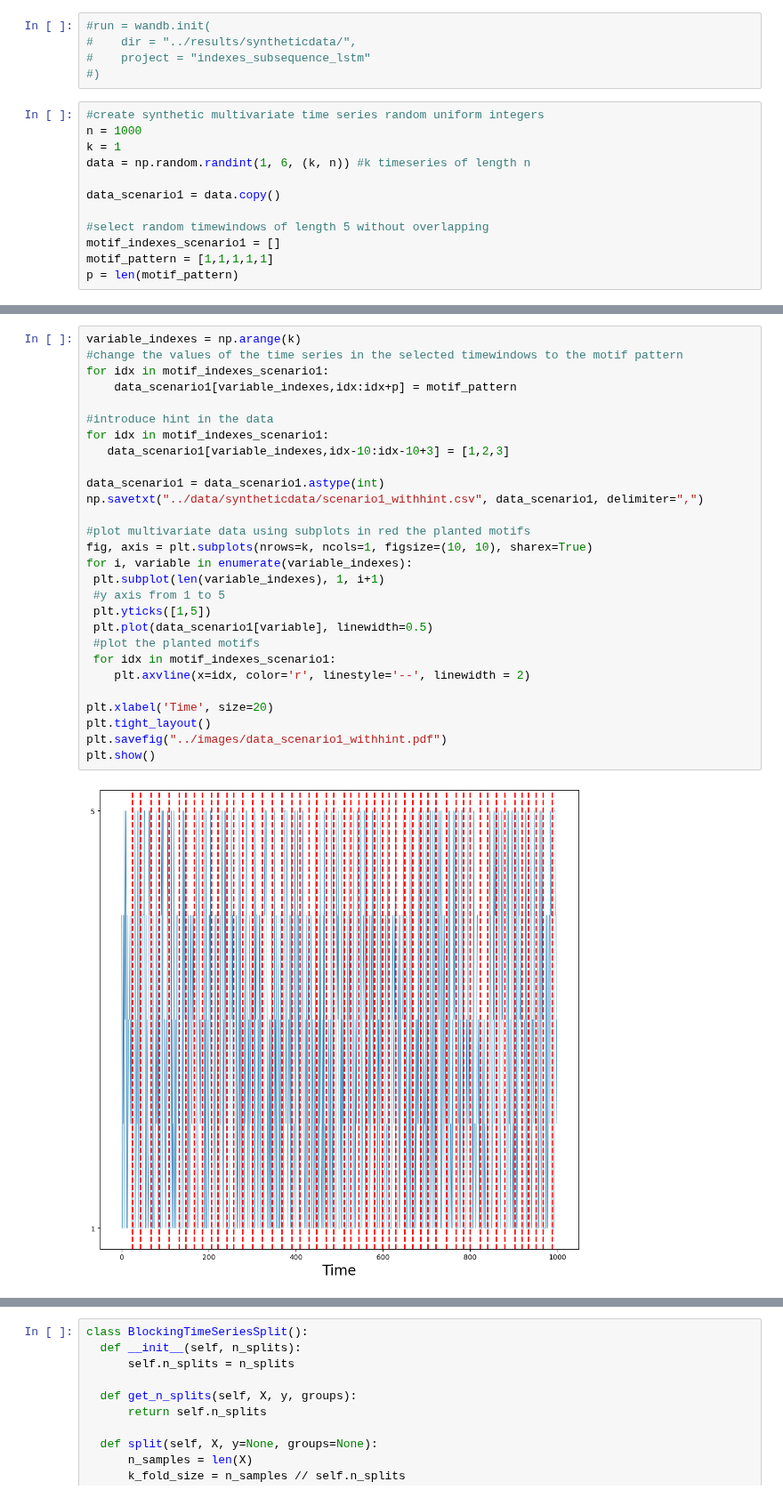
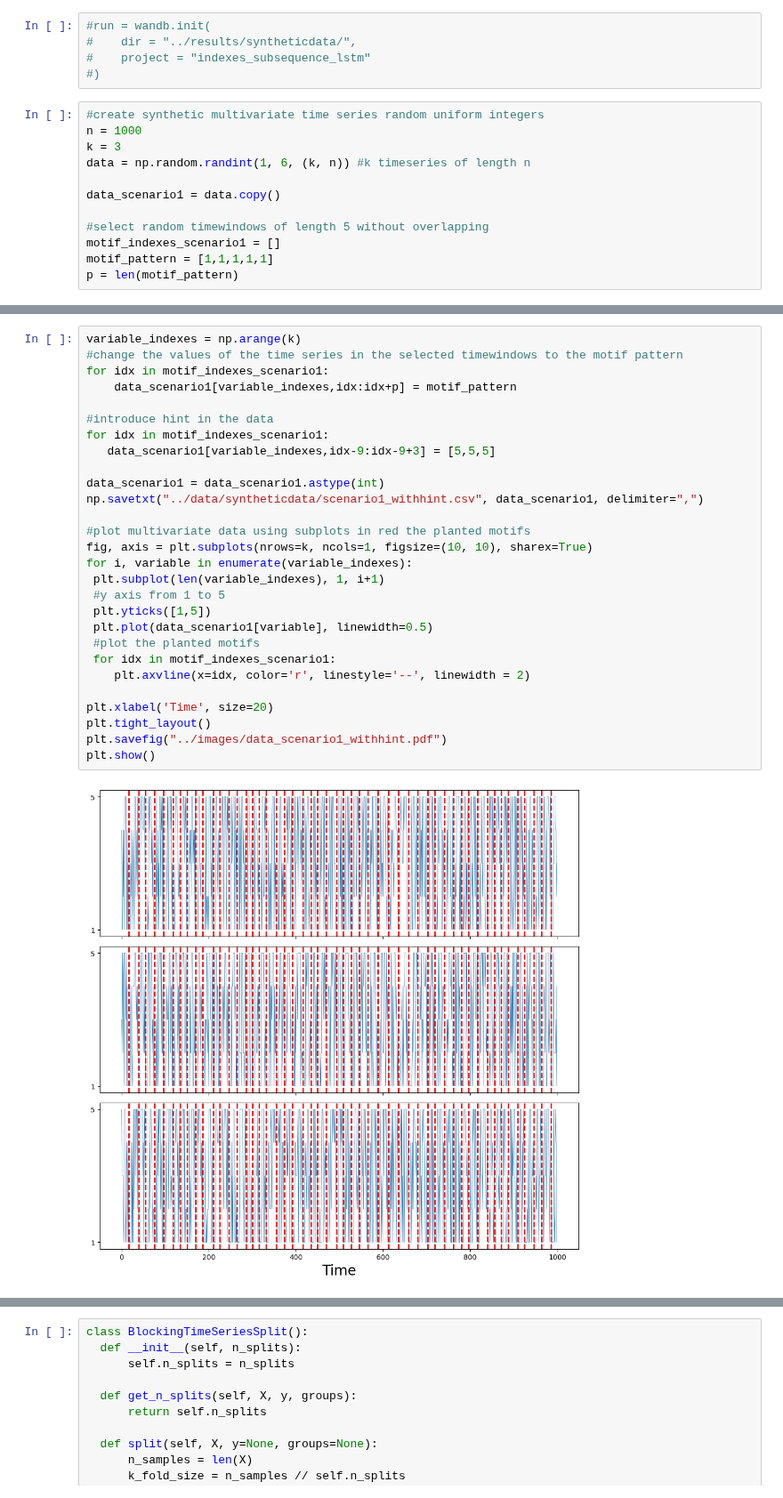
Before and after one commit to MiguelGarcaoSilva/motifpred, a Jupyter notebook: code/casestudy_syntheticdata_scenario1_ffnn.ipynb, the cells around one changed output, grey strips where cells are left out. Shown at 89% size. Drawn from its saved outputs; the diff is of its cells as text.

```diff
--- a/code/casestudy_syntheticdata_scenario1_ffnn.ipynb
+++ b/code/casestudy_syntheticdata_scenario1_ffnn.ipynb
@@ -28,7 +28,7 @@ To enable the following instructions: AVX2 AVX512F AVX512_VNNI AVX512_BF16 FMA,
 # %%
 #create synthetic multivariate time series random uniform integers
 n = 1000
-k = 1
+k = 3
 data = np.random.randint(1, 6, (k, n)) #k timeseries of length n
 
 data_scenario1 = data.copy()
@@ -65,33 +65,33 @@ Planted motifs: 51
 # %%
 variable_indexes = np.arange(k)
 #change the values of the time series in the selected timewindows to the motif pattern
 for idx in motif_indexes_scenario1:
     data_scenario1[variable_indexes,idx:idx+p] = motif_pattern
 
 #introduce hint in the data
 for idx in motif_indexes_scenario1:
-   data_scenario1[variable_indexes,idx-10:idx-10+3] = [1,2,3]
+   data_scenario1[variable_indexes,idx-9:idx-9+3] = [5,5,5]
 
 data_scenario1 = data_scenario1.astype(int)
 np.savetxt("../data/syntheticdata/scenario1_withhint.csv", data_scenario1, delimiter=",")
 
 #plot multivariate data using subplots in red the planted motifs
 fig, axis = plt.subplots(nrows=k, ncols=1, figsize=(10, 10), sharex=True)
 for i, variable in enumerate(variable_indexes):
  plt.subplot(len(variable_indexes), 1, i+1)
  #y axis from 1 to 5
  plt.yticks([1,5])
  plt.plot(data_scenario1[variable], linewidth=0.5)
  #plot the planted motifs
  for idx in motif_indexes_scenario1:
     plt.axvline(x=idx, color='r', linestyle='--', linewidth = 2)
 
 plt.xlabel('Time', size=20)
 plt.tight_layout()
 plt.savefig("../images/data_scenario1_withhint.pdf")
 plt.show()
 # %% [output]
-[figure, old version]
+[figure, new version]
 # %%
 from keras.preprocessing.sequence import pad_sequences
 
```
Also changed, not shown: parts of 12 cells of this notebook, 21 other files.
